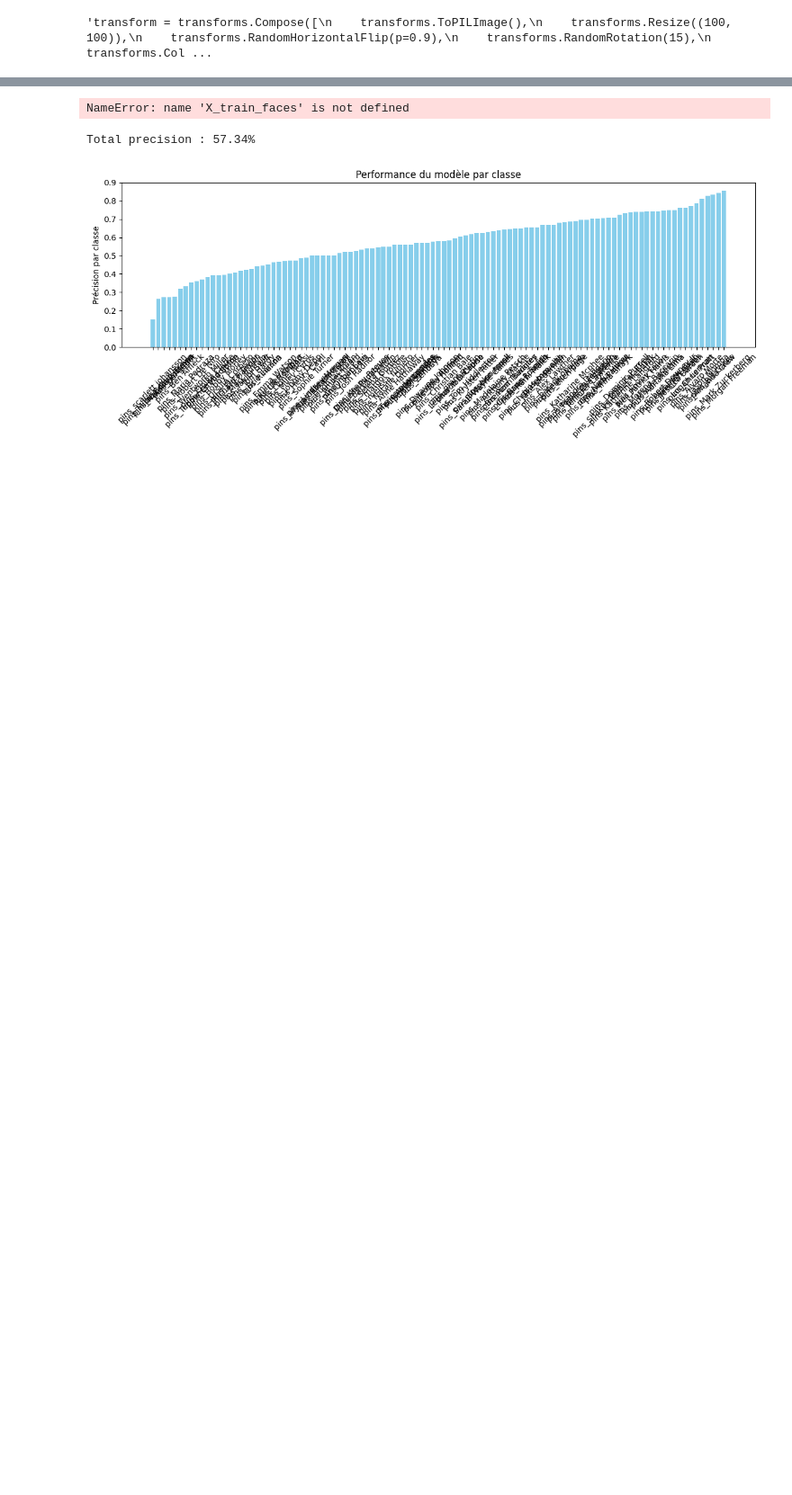
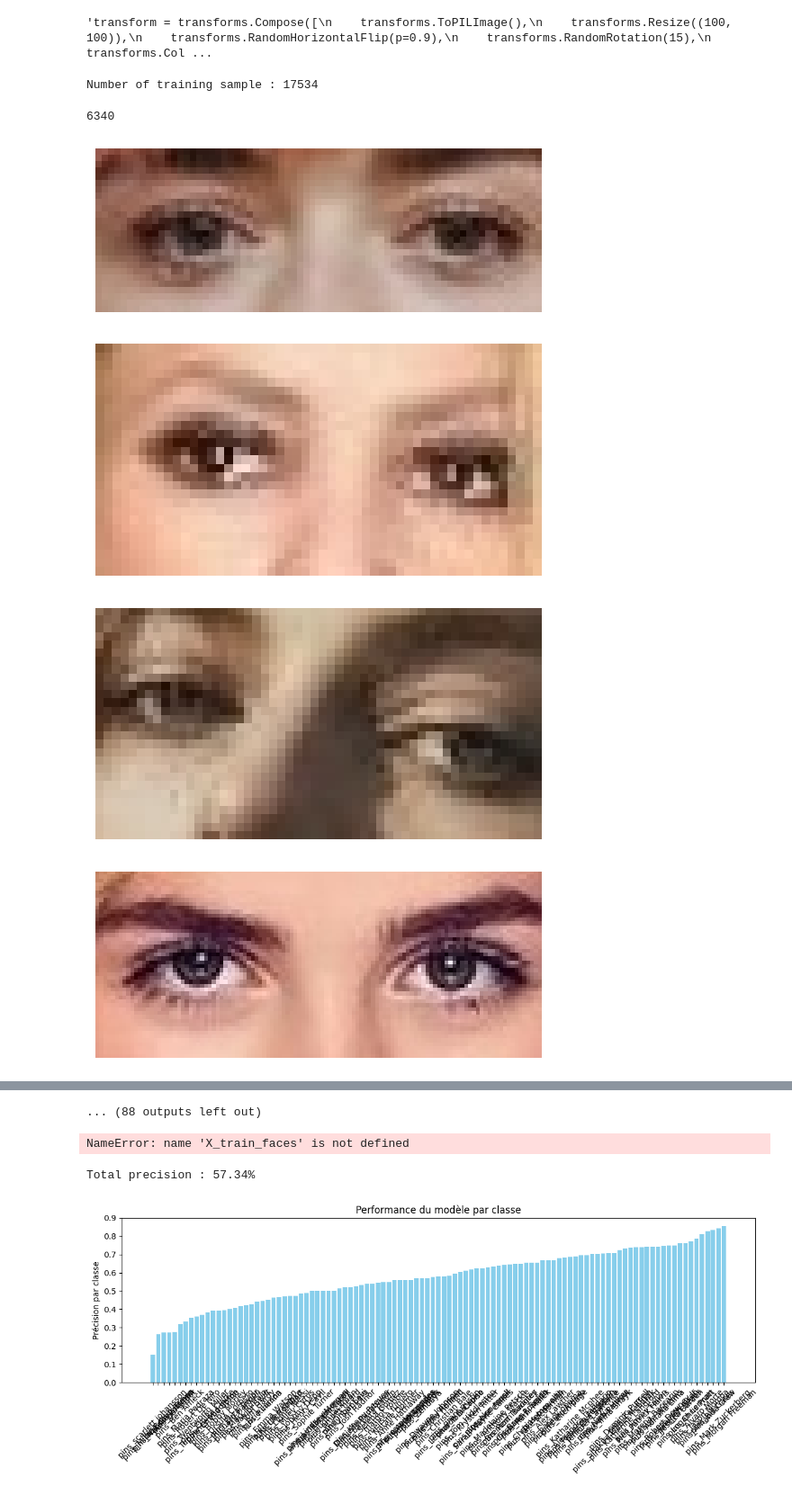
Before and after one commit to AugustinSamier/face_recog, a Jupyter notebook: test.ipynb, the cells around one changed output, grey strips where cells are left out. Shown at 90% size. Drawn from its saved outputs; the diff is of its cells as text; code cells hidden in the pictures; blank space fills up the shorter version.

```diff
--- a/test.ipynb
+++ b/test.ipynb
@@ -551,6 +587,28 @@ def extract_face(img):
 # %%
-X_train,y_train=extract_data("DataFaces")
+X,y=extract_data("DataFaces")
+X_train=[]
+y_train=[]
+for i,img in enumerate(X):
+    _,eyes=extract_face_and_eyes(img)
+    if len(eyes)!=0:
+        X_train.append(eyes)
+        y_train.append(y[i])
 X_train,X_test,y_train,y_test=train_test_split(X_train,y_train,test_size=0.2,random_state=1,stratify=y_train)
-X_train_faces=[extract_face(img) for img in X_train]
-X_test_faces=[extract_face(img) for img in X_test]
 labels={label:i for i,label in enumerate(sorted(set(y_train)))} #list(set(y_train)) sort les val uniques en list et sorted les range dans l'ordre alphabétique
+# %% [output]
+Number of training sample : 17534
+# %%
+print(len(X_train))
+# %% [output]
+6340
+# %%
+for u in range(100):
+    img=cv2.cvtColor(X_train[u],cv2.COLOR_BGR2RGB)
+    plt.imshow(img)
+    plt.axis("off")
+    plt.show()
+# %% [output]
+[figure, added]
+[figure, added]
+[figure, added]
+[figure, added]
@@ -557,3 +623,4 @@ labels={label:i for i,label in enumerate(sorted(set(y_train)))} #list(set(y_trai
+... (88 outputs left out)
 # %%
 model=CNN_train(X_train=X_train_faces,y_train=y_train,nb_epoch=150,labels=labels,batch_size=32,patience=50,val_split=True)
 labelC,labelF,labelT=CNN_evaluate(model,X_test=X_test_faces,y_test=y_test,labels=labels,batch_size=32,graph=True)
```
Also changed, not shown: parts of 2 cells of this notebook, 9 other files.
